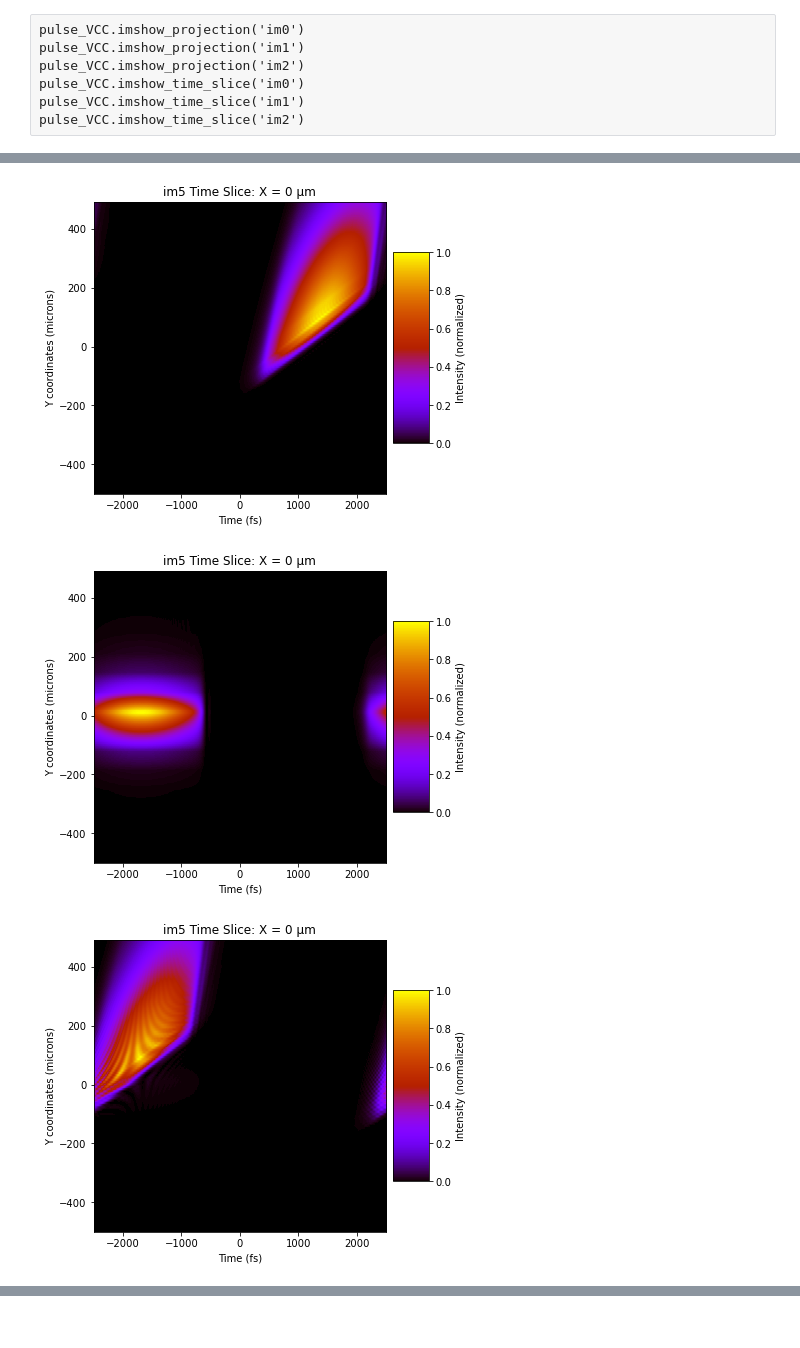
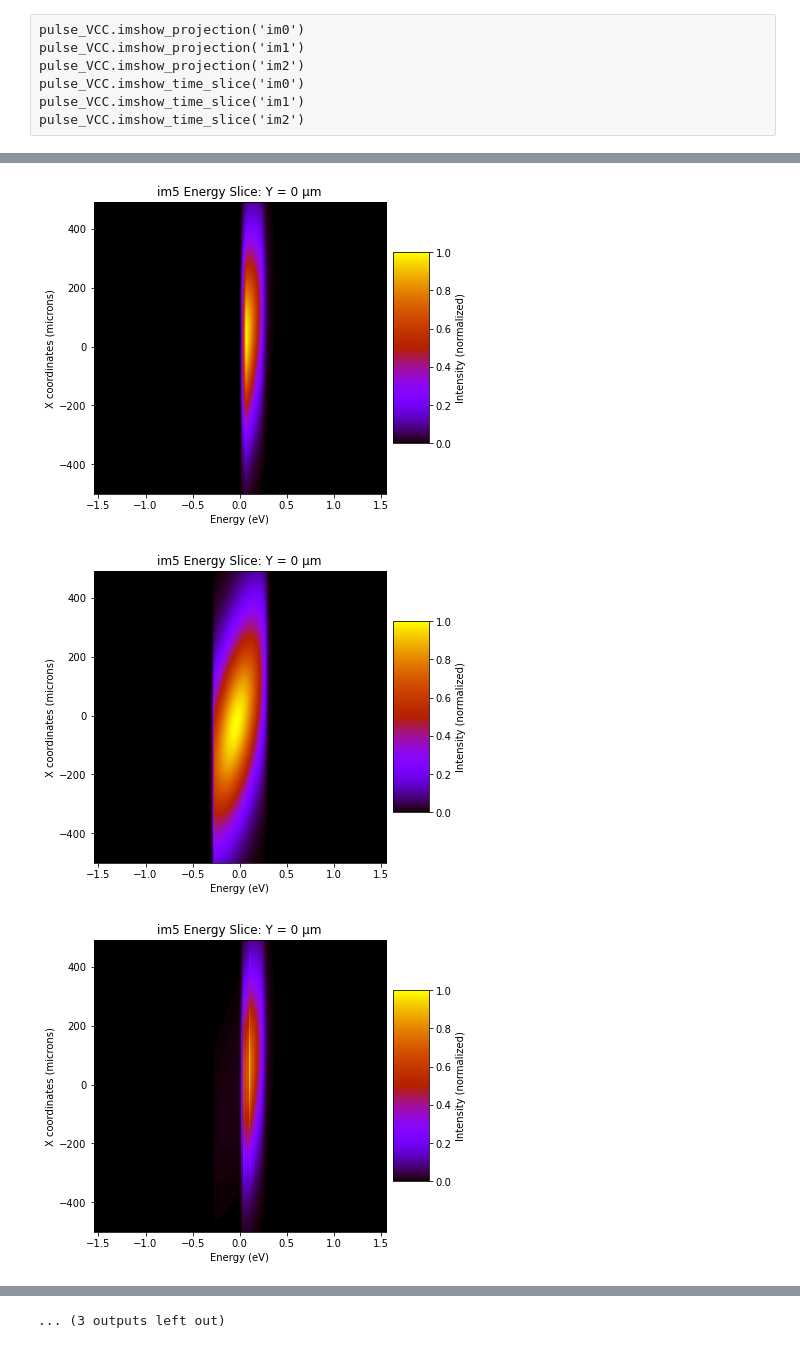
Before and after one commit to nanw0321/Fringe_crossing_interference_pattern, a Jupyter notebook: Ver_LCLS-spectrometer_hor.ipynb, the cells around one changed output, grey strips where cells are left out. Drawn from its saved outputs; the diff is of its cells as text; code cells hidden in the pictures.

```diff
--- a/Ver_LCLS-spectrometer_hor.ipynb
+++ b/Ver_LCLS-spectrometer_hor.ipynb
@@ -355,7 +423,7 @@ part_name = 'prism'
 pulse_VCC.imshow_projection(im_name)
 plt.savefig(fig_path+'profile_VCC_{}.png'.format(part_name))
 pulse_CC.imshow_projection(im_name)
-plt.savefig(fig_path+'profile_VCC_{}.png'.format(part_name))
+plt.savefig(fig_path+'profile_CC_{}.png'.format(part_name))
 pulse_sum.imshow_projection(im_name)
 plt.savefig(fig_path+'profile_Sum_{}.png'.format(part_name))
 
@@ -367,6 +435,13 @@ plt.savefig(fig_path+'tilt_{}_CC_{}.png'.format(dim,part_name))
 pulse_sum.imshow_time_slice(im_name,dim=dim)
 plt.savefig(fig_path+'tilt_{}_Sum_{}.png'.format(dim,part_name))
 
+pulse_VCC.imshow_energy_slice(im_name, dim=dim)
+plt.savefig(fig_path+'spectrum_{}_VCC_{}.png'.format(dim, part_name))
+pulse_CC.imshow_energy_slice(im_name, dim=dim)
+plt.savefig(fig_path+'spectrum_{}_CC_{}.png'.format(dim, part_name))
+pulse_sum.imshow_energy_slice(im_name, dim=dim)
+plt.savefig(fig_path+'spectrum_{}_Sum_{}.png'.format(dim, part_name))
+
 dim = 'y'
 pulse_VCC.imshow_time_slice(im_name,dim=dim)
 plt.savefig(fig_path+'tilt_{}_VCC_{}.png'.format(dim,part_name))
@@ -374,4 +449,11 @@ pulse_CC.imshow_time_slice(im_name,dim=dim)
 plt.savefig(fig_path+'tilt_{}_CC_{}.png'.format(dim,part_name))
 pulse_sum.imshow_time_slice(im_name,dim=dim)
 plt.savefig(fig_path+'tilt_{}_Sum_{}.png'.format(dim,part_name))
+
+pulse_VCC.imshow_energy_slice(im_name, dim=dim)
+plt.savefig(fig_path+'spectrum_{}_VCC_{}.png'.format(dim, part_name))
+pulse_CC.imshow_energy_slice(im_name, dim=dim)
+plt.savefig(fig_path+'spectrum_{}_CC_{}.png'.format(dim, part_name))
+pulse_sum.imshow_energy_slice(im_name, dim=dim)
+plt.savefig(fig_path+'spectrum_{}_Sum_{}.png'.format(dim, part_name))
 # %% [output]
@@ -384,3 +466,3 @@ plt.savefig(fig_path+'tilt_{}_Sum_{}.png'.format(dim,part_name))
-[figure, old version]
+[figure, new version]
-[figure, old version]
+[figure, new version]
-[figure, old version]
+[figure, new version]
@@ -387,3 +472,4 @@ plt.savefig(fig_path+'tilt_{}_Sum_{}.png'.format(dim,part_name))
+... (3 outputs left out)
 # %%
 import winsound
 winsound.PlaySound("*", winsound.SND_ALIAS)
```
Also changed, not shown: parts of 9 cells of this notebook, 49 other files.
